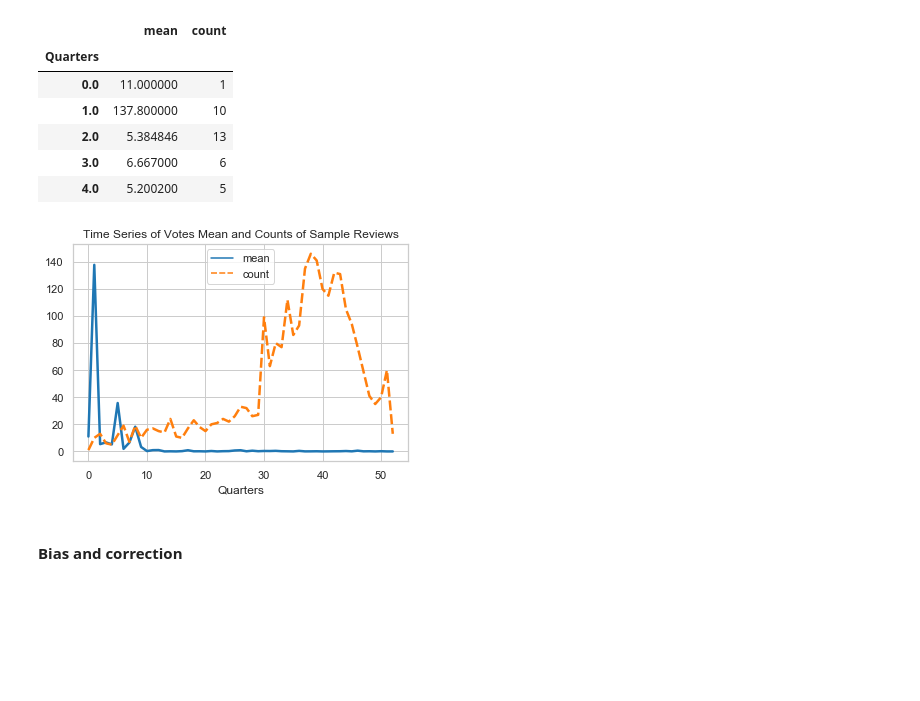
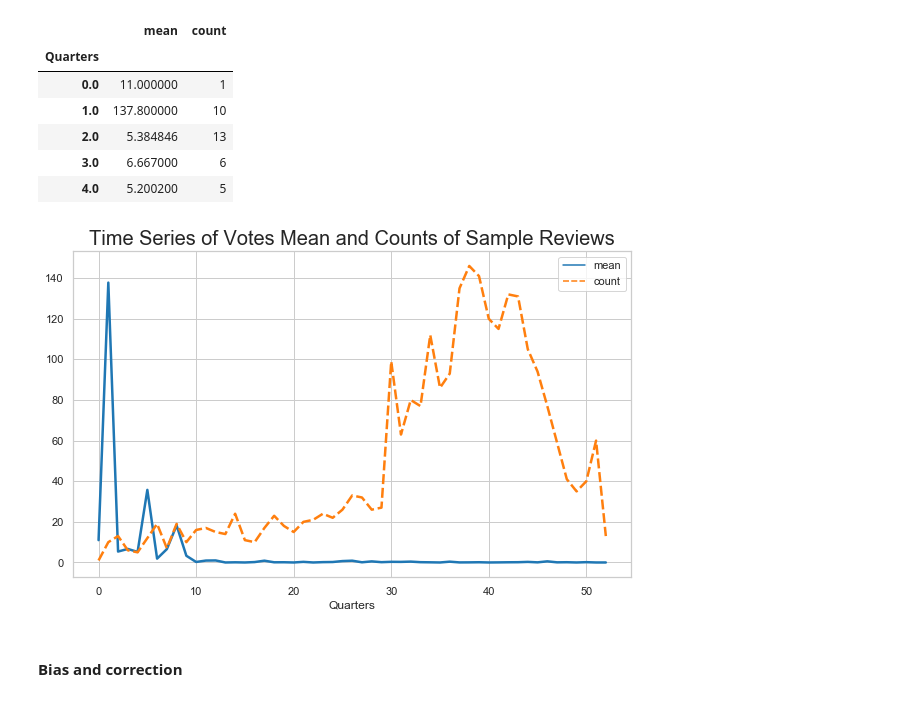
Before and after one commit to liu431/Thesis-Amazon-Review, a Jupyter notebook: data_analysis_electronics.ipynb, the cells around one changed output. Saved outputs shown, nothing was run; the diff lists cells and outputs as text; code cells hidden in the pictures; blank space fills up the shorter version.

```diff
--- a/data_analysis_electronics.ipynb
+++ b/data_analysis_electronics.ipynb
@@ -643,3 +644,0 @@ def style(df):
-# %%
-df['Retail'] = np.where(df['style'] == "{'Style:': ' Retail'}", 1, 0)
-sum(df['Retail'])
@@ -691,11 +689,12 @@ vote_by_yr.head(5)
 | 3.0 | 6.667000 | 6 |
 | 4.0 | 5.200200 | 5 |
 # %%
+plt.figure(figsize = (10,6))
 sns.lineplot(data=vote_by_yr, palette="tab10", linewidth=2.5)
-plt.title('Time Series of Votes Mean and Counts of Sample Reviews')
-plt.savefig('Time Series of Votes Mean and Counts of Sample Reviews.png')
+plt.title('Time Series of Votes Mean and Counts of Sample Reviews', fontsize=20)
+plt.savefig('Plots/Time Series of Votes Mean and Counts of Sample Reviews.png')
 # %% [output]
-[figure, old version]
+[figure, new version]
 # %% [markdown]
 #### Bias and correction
 # %% [markdown]
```
Also changed, not shown: parts of 48 cells of this notebook, 1 other file.
